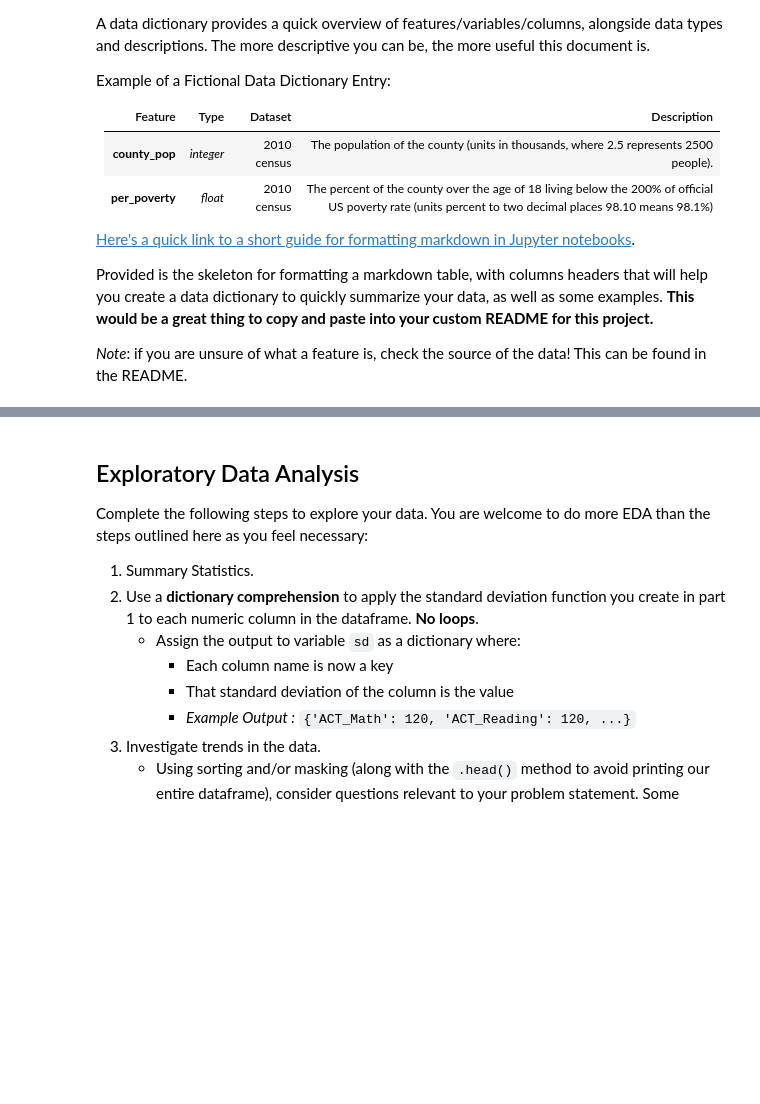
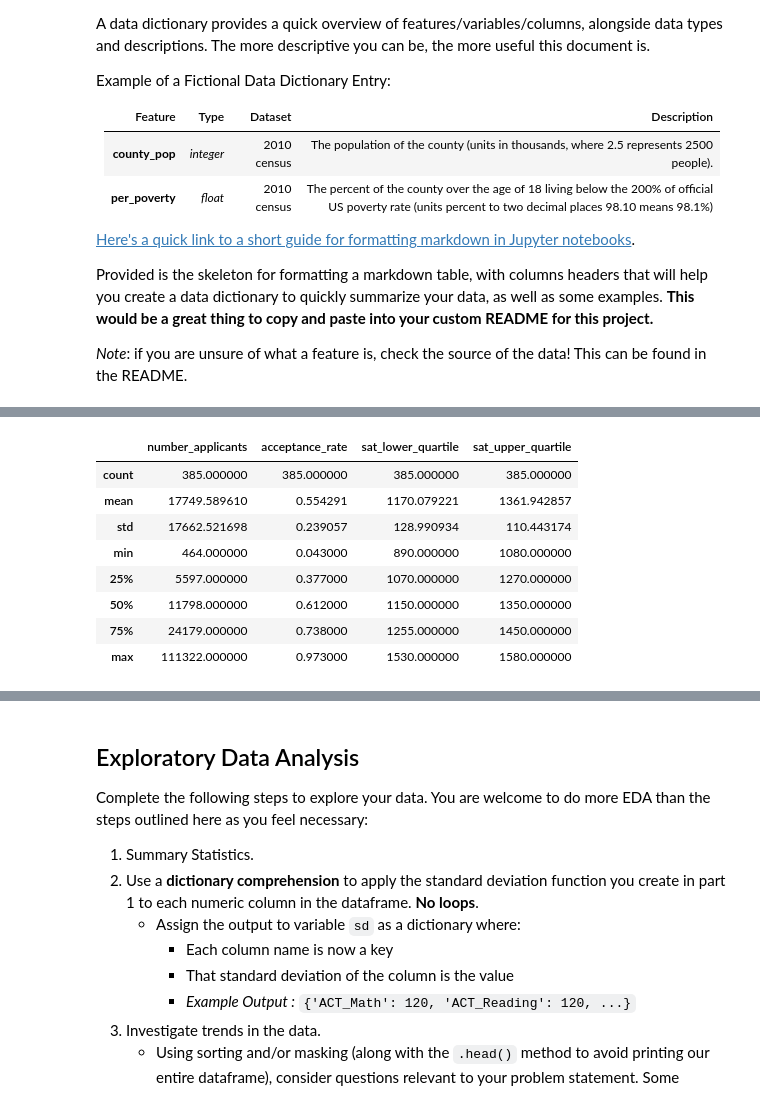
Before and after one commit to manutej/college-bound, a Jupyter notebook: code/starter-code.ipynb, the cells around one changed output, grey strips where cells are left out. Saved outputs shown, nothing was run; the diff lists cells and outputs as text; code cells hidden in the pictures; blank space fills up the shorter version.

```diff
--- a/code/starter-code.ipynb
+++ b/code/starter-code.ipynb
@@ -465,11 +547,0 @@ df_colleges.head(10)
-# %%
-#def get_clean_(unclean_cell):
-#    return float(unclean_cell.replace(',',''))
-
-
-df_colleges[['SAT_25_percentile','SAT_75_percentile','drop_this']] = df_colleges['SAT Total 25th-75th Percentile'].str.split("-",expand=True);
-
-df_colleges = df_colleges.drop('drop_this', 1)
-
-df_colleges.head()
-df_colleges.info()
@@ -494,5 +547,0 @@ memory usage: 32.6+ KB
-# %%
-# Now all we have to do is convert the ACT Total 25th-75th Percentile in the same form
-df_colleges[['ACT_25_percentile','ACT_75_percentile','drop_this']] = df_colleges['ACT Total 25th-75th Percentile'].str.split("-",expand=True);
-df_colleges = df_colleges.drop('drop_this', 1)
-df_colleges.head()
@@ -528,0 +591,14 @@ ValueError: could not convert string to float: ''
+# %%
+new_college_columns = {
+    'School':'school_name',
+    'Test Optional?':'is_test_optional',
+    'Applies to Class Year(s)':'applies_to_class_year',
+    'Policy Details':'policy_details',
+    'Number of Applicants':'number_applicants',
+    'Accept Rate':'acceptance_rate',
+    'SAT Total 25th-75th Percentile':'sat_quartile_range',
+    'ACT Total 25th-75th Percentile':'act_quartile_range',
+    'SAT_25_percentile':'sat_lower_quartile',
+    'SAT_75_percentile':'sat_upper_quartile'}
+
+df_colleges.rename(columns=new_college_columns,inplace = True)
@@ -528,0 +614,2 @@ ValueError: could not convert string to float: ''
+# %%
+df_colleges.drop(columns = ['applies_to_class_year','policy_details','is_test_optional'],inplace = True)
@@ -553,0 +683,12 @@ Provided is the skeleton for formatting a markdown table, with columns headers t
+# %%
+df_colleges.describe()
+# %% [output]
+|  | number_applicants | acceptance_rate | sat_lower_quartile | sat_upper_quartile |
+| count | 385.000000 | 385.000000 | 385.000000 | 385.000000 |
+| mean | 17749.589610 | 0.554291 | 1170.079221 | 1361.942857 |
+| std | 17662.521698 | 0.239057 | 128.990934 | 110.443174 |
+| min | 464.000000 | 0.043000 | 890.000000 | 1080.000000 |
+| 25% | 5597.000000 | 0.377000 | 1070.000000 | 1270.000000 |
+| 50% | 11798.000000 | 0.612000 | 1150.000000 | 1350.000000 |
+| 75% | 24179.000000 | 0.738000 | 1255.000000 | 1450.000000 |
+| max | 111322.000000 | 0.973000 | 1530.000000 | 1580.000000 |
```
Also changed, not shown: parts of 29 cells of this notebook.
